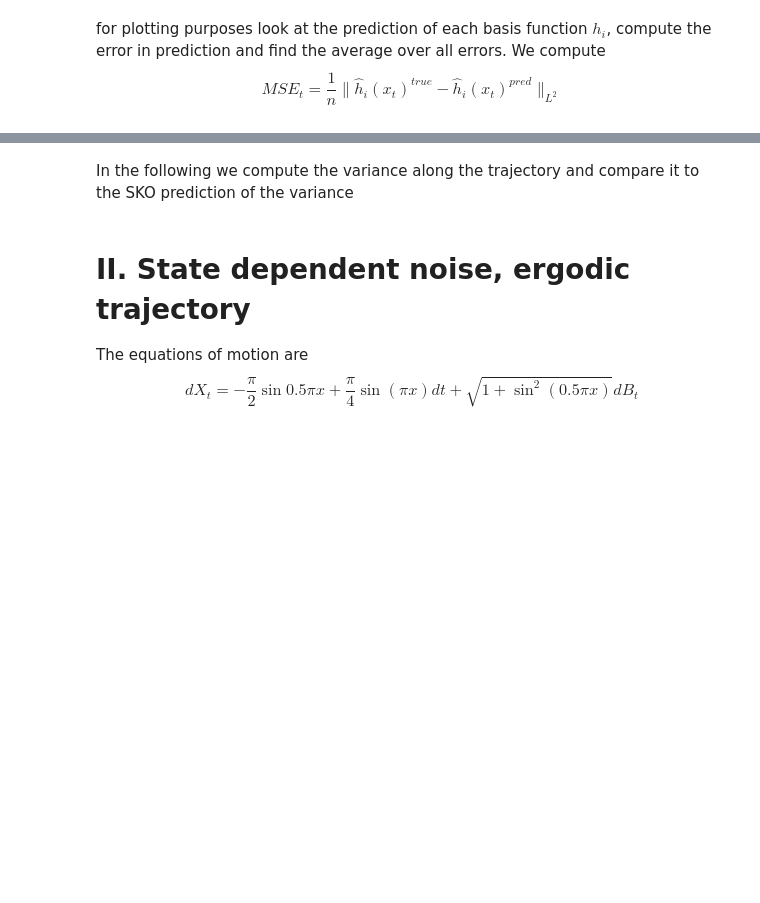
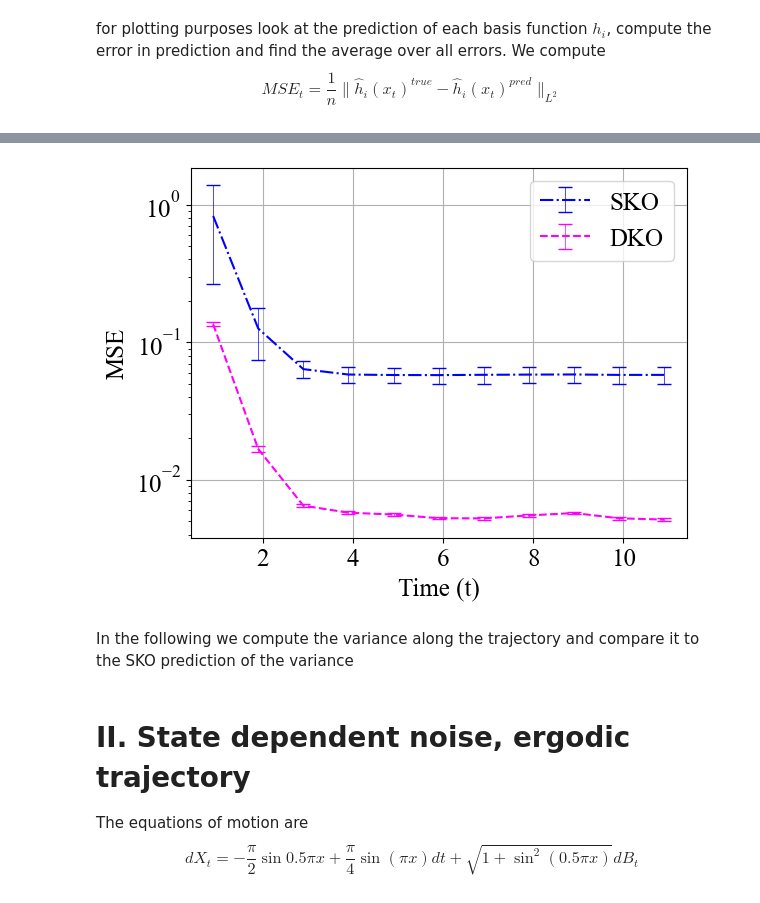
Before and after one commit to Maria-A-Oprea/Distributional_Koopman, a Jupyter notebook: State_dependent_noise.ipynb, the cells around one changed output, grey strips where cells are left out. Cells and saved outputs as stored; diff of their text form; code cells hidden in the pictures; blank space fills up the shorter version.

```diff
--- a/State_dependent_noise.ipynb
+++ b/State_dependent_noise.ipynb
@@ -440,11 +437,6 @@ plt.show()
 # %%
 N_exp = 50
 n, N_x0, N = np.shape(truth)
-
-
-# generate the truth
-#truth_dependent = expectations(a, b)
-g_true = 1/n*np.sum(truth, axis = 0)
 
 # array to hold the results
 results_SKO = np.zeros((N_exp, N))
@@ -460,46 +452,36 @@ for repeat in range(N_exp):
     # g_pred_DKO = 1/n* np.sum(pred_DKO, axis = 0)
     # mean_square_error_SKO = np.sqrt(np.trapezoid((g_true - g_pred_SKO)**2, axis = 0))
     # mean_square_error_DKO = np.sqrt(np.trapezoid((g_true - g_pred_DKO)**2, axis = 0))
-    mean_square_error_SKO = 1/n* np.sum( np.trapz((pred_SKO-truth)**2, axis = 1)*dx, axis = 0 )
-    mean_square_error_DKO = 1/n* np.sum( np.trapz((pred_DKO-truth)**2, axis = 1)*dx, axis = 0 )
+    if np.max(pred_SKO) > 10**4:
+        print("caca", pred_SKO, pred_DKO)
+    mean_square_error_SKO = 1/n* np.sum( integrate.trapezoid((pred_SKO-truth)**2, dx = dx, axis = 1), axis = 0 )
+    mean_square_error_DKO = 1/n* np.sum( integrate.trapezoid((pred_DKO-truth)**2, dx = dx, axis = 1), axis = 0 )
 
     results_SKO[repeat, :] = mean_square_error_SKO
     results_DKO[repeat, :] = mean_square_error_DKO
-    #plt.plot(results_SKO[repeat, :], 'b.')
 # %%
 mean_SKO = np.mean(results_SKO, axis = 0)
 mean_DKO = np.mean(results_DKO, axis = 0)
-var_SKO = np.std(results_SKO, axis = 0)
-var_DKO = np.std(results_DKO, axis = 0)
+var_SKO = np.std(results_SKO, axis = 0)/np.sqrt(N_exp)
+var_DKO = np.std(results_DKO, axis = 0)/np.sqrt(N_exp)
 # %%
 #plot the results
-indices_error = np.arange(0, N, 10)
-mask = np.zeros((N, ))
-# mask[indices_error] = var_SKO[indices_error]/mean_SKO[indices_error]
-#plt.semilogy(np.linspace(0, 11, N), mean_SKO, 'b', linestyle = "--", label = "SKO")
-#plt.semilogy(np.linspace(0, 11, N), mean_DKO, 'm', linestyle = "--", label = "DKO")
-
 plt.figure()
 plt.rcParams["font.family"] = "serif"
 plt.rcParams["font.serif"] = "Times New Roman"
 plt.rcParams.update({'font.size': 18})
 
-plt.errorbar(np.linspace(0, 11, N)[indices_error], mean_SKO[indices_error], yerr = var_SKO[indices_error],
-             linestyle = "-.", color = "blue", capsize = 10, label = "SKO", elinewidth = 0.8 )
-#plt.yscale("log")
-# mask[indices_error] = var_DKO[indices_error]/mean_DKO[indices_error]
-plt.errorbar(np.linspace(0, 11, N)[indices_error], mean_DKO[indices_error], yerr = var_DKO[indices_error],
-             linestyle = "--", color = "magenta", capsize = 10, label = "DKO", elinewidth = 0.8)
-
+plt.errorbar(time[9::10], mean_SKO[9::10], yerr = var_SKO[9::10],
+             linestyle = "-.", color = "blue", capsize = 5, label = "SKO", elinewidth = 0.5 )
+plt.errorbar(time[9::10], mean_DKO[9::10], yerr = var_DKO[9::10],
+             linestyle = "--", color = "magenta", capsize = 5, label = "DKO", elinewidth = 0.5)
 plt.xlabel("Time (t)")
 plt.ylabel("MSE")
-
-plt.rcParams["font.family"] = "serif"
-plt.rcParams["font.serif"] = "Times New Roman"
-plt.rcParams.update({'font.size': 18})
-
 plt.legend()
+plt.yscale("log")
 plt.grid()
 plt.savefig("state_dependent.png")
+# %% [output]
+[figure, added]
 # %% [markdown]
 In the following we compute the variance along the trajectory and compare it to the SKO prediction of the variance
```
Also changed, not shown: parts of 16 cells of this notebook.
